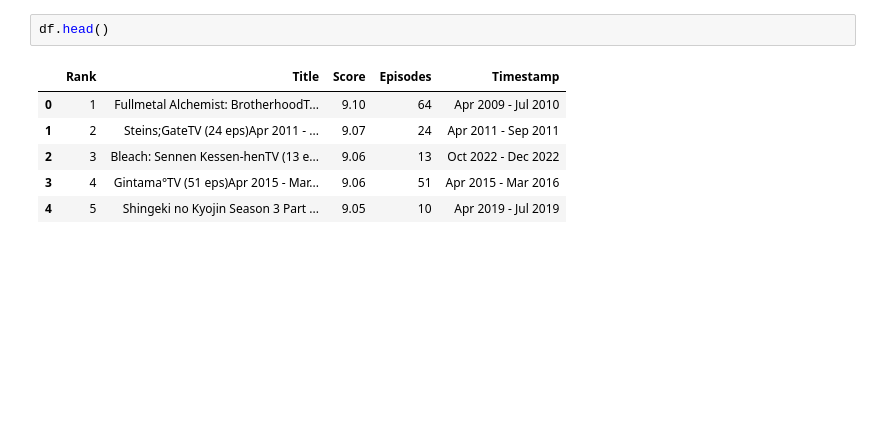
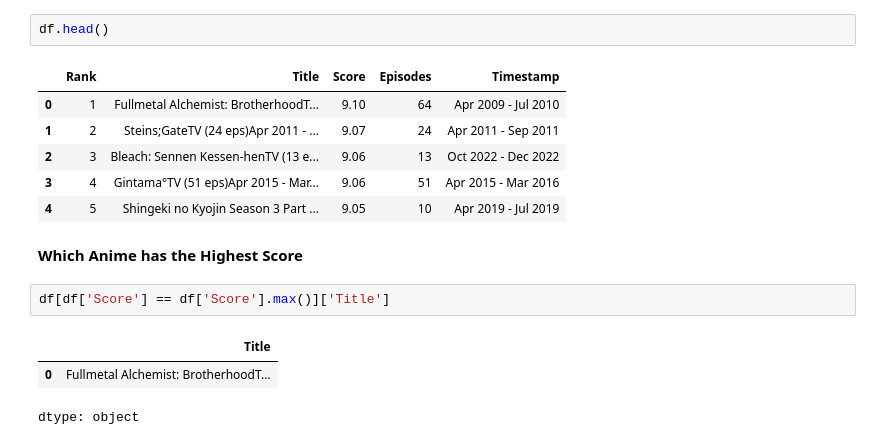
Before and after one commit to Suman-byte8/anime-analysis-with-pandas-numpy, a Jupyter notebook: Anime.ipynb, the cells around one changed output. Saved outputs shown, nothing was run; the diff lists cells and outputs as text; blank space fills up the shorter version.

```diff
--- a/Anime.ipynb
+++ b/Anime.ipynb
@@ -141,3 +145,11 @@ df.head()
 | 2 | 3 | Bleach: Sennen Kessen-henTV (13 e... | 9.06 | 13 | Oct 2022 - Dec 2022 |
 | 3 | 4 | Gintama°TV (51 eps)Apr 2015 - Mar... | 9.06 | 51 | Apr 2015 - Mar 2016 |
 | 4 | 5 | Shingeki no Kyojin Season 3 Part ... | 9.05 | 10 | Apr 2019 - Jul 2019 |
+# %% [markdown]
+**Which Anime has the Highest Score**
+# %%
+df[df['Score'] == df['Score'].max()]['Title']
+# %% [output]
+|  | Title |
+| 0 | Fullmetal Alchemist: BrotherhoodT... |
+dtype: object
```
Also changed, not shown: parts of 10 cells of this notebook.
